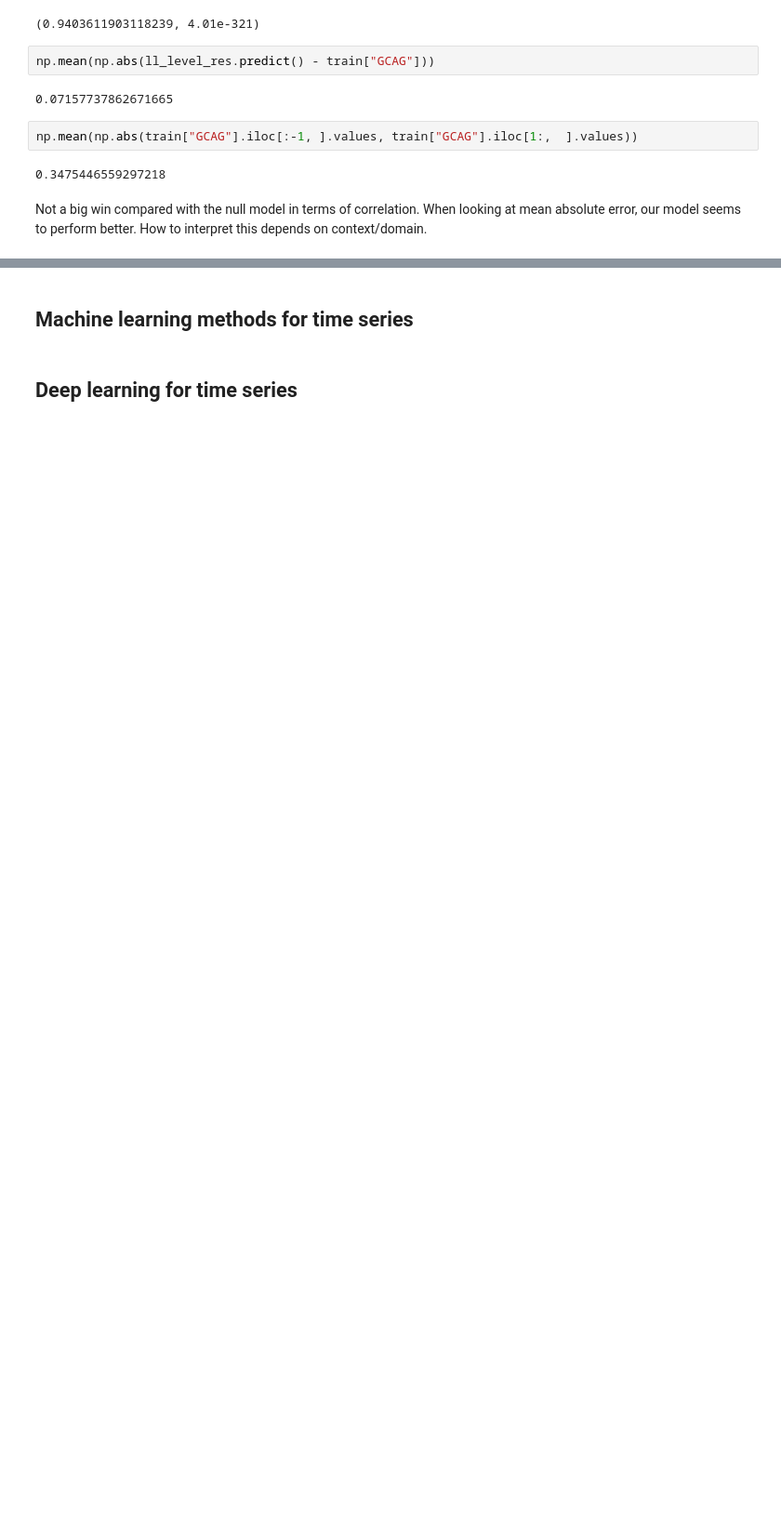
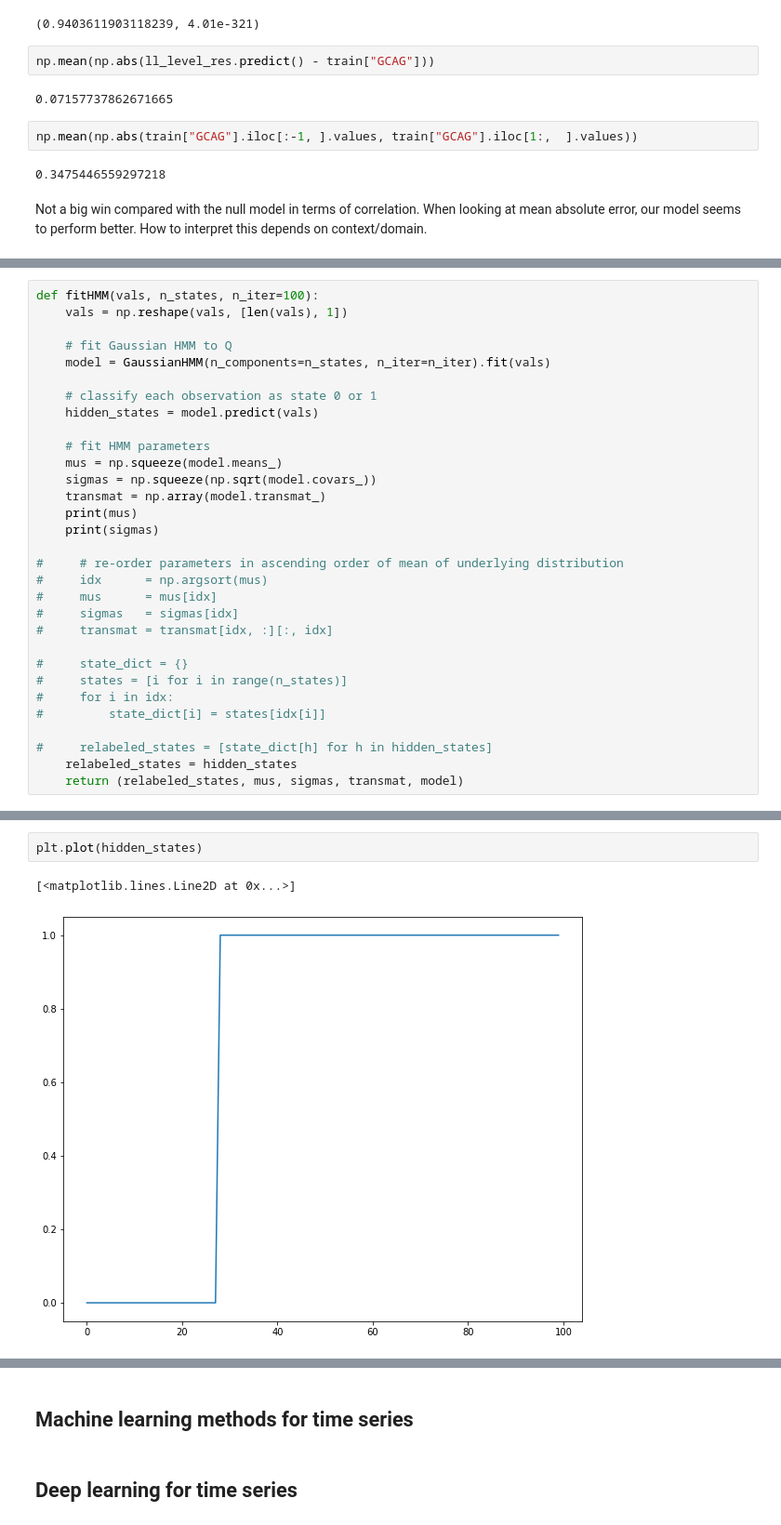
Before and after one commit to drbwa/timeserieseda, a Jupyter notebook: pycon2019/scipy2019-1-state-space-models.ipynb, the cells around one changed output, grey strips where cells are left out. Shown at 93% size. Saved outputs shown, nothing was run; the diff lists cells and outputs as text; blank space fills up the shorter version.

```diff
--- a/pycon2019/pycon2019-1.ipynb
+++ b/pycon2019/scipy2019-1-state-space-models.ipynb
@@ -382,0 +460,31 @@ Not a big win compared with the null model in terms of correlation. When looking
+# %%
+def fitHMM(vals, n_states, n_iter=100):
+    vals = np.reshape(vals, [len(vals), 1])
+
+    # fit Gaussian HMM to Q
+    model = GaussianHMM(n_components=n_states, n_iter=n_iter).fit(vals)
+
+    # classify each observation as state 0 or 1
+    hidden_states = model.predict(vals)
+
+    # fit HMM parameters
+    mus = np.squeeze(model.means_)
+    sigmas = np.squeeze(np.sqrt(model.covars_))
+    transmat = np.array(model.transmat_)
+    print(mus)
+    print(sigmas)
+
+#     # re-order parameters in ascending order of mean of underlying distribution
+#     idx      = np.argsort(mus)
+#     mus      = mus[idx]
+#     sigmas   = sigmas[idx]
+#     transmat = transmat[idx, :][:, idx]
+
+#     state_dict = {}
+#     states = [i for i in range(n_states)]
+#     for i in idx:
+#         state_dict[i] = states[idx[i]]
+
+#     relabeled_states = [state_dict[h] for h in hidden_states]
+    relabeled_states = hidden_states
+    return (relabeled_states, mus, sigmas, transmat, model)
@@ -382,0 +507,5 @@ Not a big win compared with the null model in terms of correlation. When looking
+# %%
+plt.plot(hidden_states)
+# %% [output]
+[<matplotlib.lines.Line2D at 0x...>]
+[figure, added]
```
Also changed, not shown: parts of 33 cells of this notebook, 3 other files.
